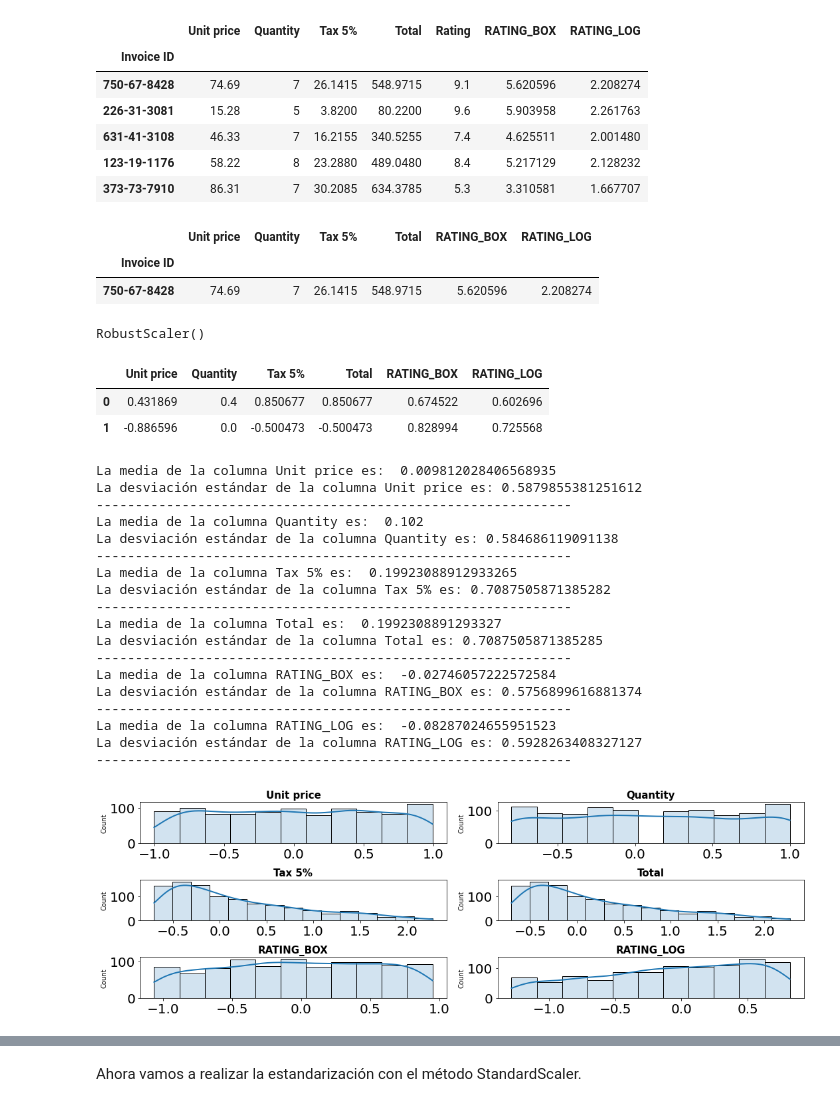
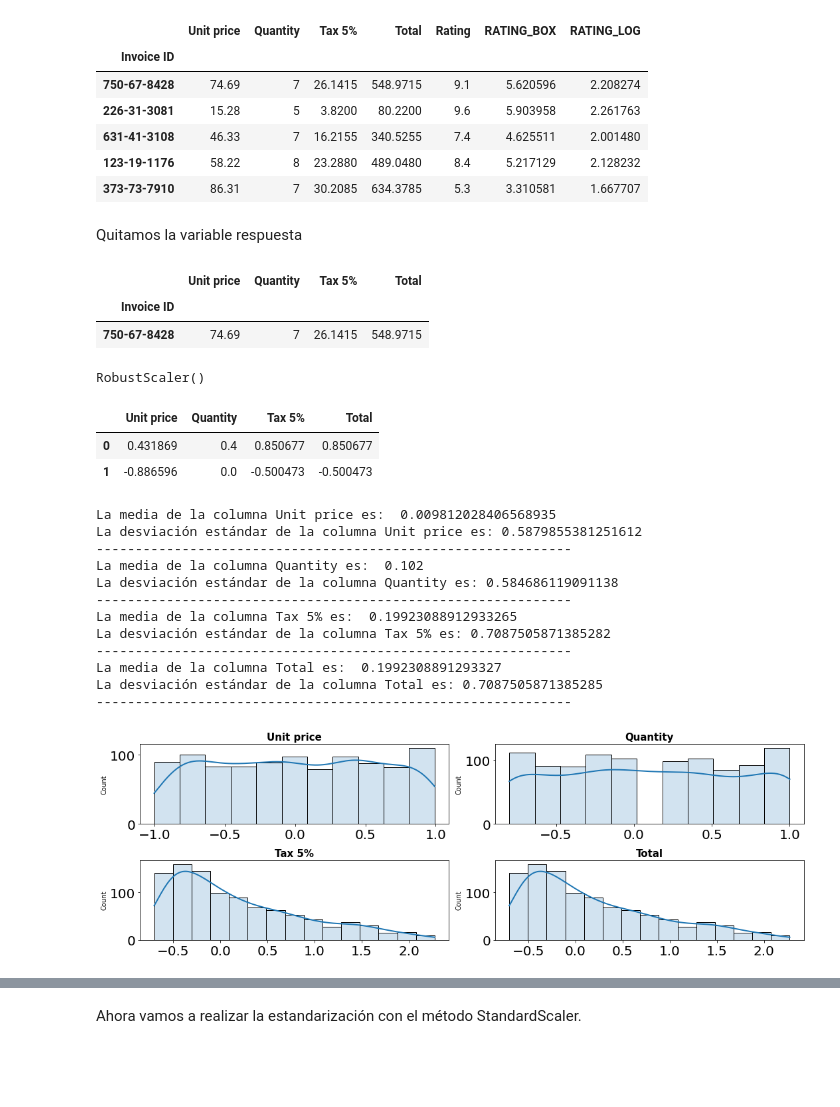
Before and after one commit to Adalab/Adalab-promo_d_da_modulo3_sprint1_Cristina_AnaBelen, a Jupyter notebook: regresion_lineal/6_estandarizacion.ipynb, the cells around one changed output, grey strips where cells are left out. Cells and saved outputs as stored; diff of their text form; code cells hidden in the pictures; blank space fills up the shorter version.

```diff
--- a/regresion_lineal/6_estandarizacion.ipynb
+++ b/regresion_lineal/6_estandarizacion.ipynb
@@ -45,14 +45,16 @@ numericas.head()
 | 631-41-3108 | 46.33 | 7 | 16.2155 | 340.5255 | 7.4 | 4.625511 | 2.001480 |
 | 123-19-1176 | 58.22 | 8 | 23.2880 | 489.0480 | 8.4 | 5.217129 | 2.128232 |
 | 373-73-7910 | 86.31 | 7 | 30.2085 | 634.3785 | 5.3 | 3.310581 | 1.667707 |
+# %% [markdown]
+Quitamos la variable respuesta
 # %%
-numericas.drop(['Rating'], axis = 1, inplace = True)
+numericas.drop(['Rating', "RATING_BOX", "RATING_LOG"], axis = 1, inplace = True)
 # %%
 numericas.head(1)
 # %% [output]
-|  | Unit price | Quantity | Tax 5% | Total | RATING_BOX | RATING_LOG |
-| Invoice ID |  |  |  |  |  |  |
-| 750-67-8428 | 74.69 | 7 | 26.1415 | 548.9715 | 5.620596 | 2.208274 |
+|  | Unit price | Quantity | Tax 5% | Total |
+| Invoice ID |  |  |  |  |
+| 750-67-8428 | 74.69 | 7 | 26.1415 | 548.9715 |
 # %%
 robust = RobustScaler()
 # %%
@@ -65,9 +67,9 @@ X_robust = robust.transform(numericas)
 numericas_robust = pd.DataFrame(X_robust, columns = numericas.columns)
 numericas_robust.head(2)
 # %% [output]
-|  | Unit price | Quantity | Tax 5% | Total | RATING_BOX | RATING_LOG |
-| 0 | 0.431869 | 0.4 | 0.850677 | 0.850677 | 0.674522 | 0.602696 |
-| 1 | -0.886596 | 0.0 | -0.500473 | -0.500473 | 0.828994 | 0.725568 |
+|  | Unit price | Quantity | Tax 5% | Total |
+| 0 | 0.431869 | 0.4 | 0.850677 | 0.850677 |
+| 1 | -0.886596 | 0.0 | -0.500473 | -0.500473 |
 # %%
 for columna in numericas_robust.columns:
     print(f'La media de la columna {columna} es:  {numericas_robust[columna].mean()}')
@@ -86,33 +88,27 @@ La desviación estándar de la columna Tax 5% es: 0.7087505871385282
 La media de la columna Total es:  0.1992308891293327
 La desviación estándar de la columna Total es: 0.7087505871385285
 -------------------------------------------------------------
-La media de la columna RATING_BOX es:  -0.02746057222572584
-La desviación estándar de la columna RATING_BOX es: 0.5756899616881374
--------------------------------------------------------------
-La media de la columna RATING_LOG es:  -0.08287024655951523
-La desviación estándar de la columna RATING_LOG es: 0.5928263408327127
--------------------------------------------------------------
 # %%
-fig, axes = plt.subplots(nrows = 3, ncols = 2, figsize = (15, 5))
+fig, axes = plt.subplots(nrows = 2, ncols = 2, figsize = (15, 5))
 
 columnas_robust = numericas_robust.columns
 axes = axes.flat
 
 
 for i, colum in enumerate(columnas_robust):
     sns.histplot(
         data = numericas_robust,
         x = colum,
         kde = True,
         line_kws = {"linewidth": 2},
         alpha = 0.2,
         ax = axes[i])
 
 
     axes[i].set_title(colum, fontsize = 15, fontweight = "bold")
     axes[i].tick_params(labelsize = 20)
     axes[i].set_xlabel("")
 
 fig.tight_layout()
 # %% [output]
-[figure, old version]
+[figure, new version]
```
Also changed, not shown: parts of 10 cells of this notebook, 4 other files.
